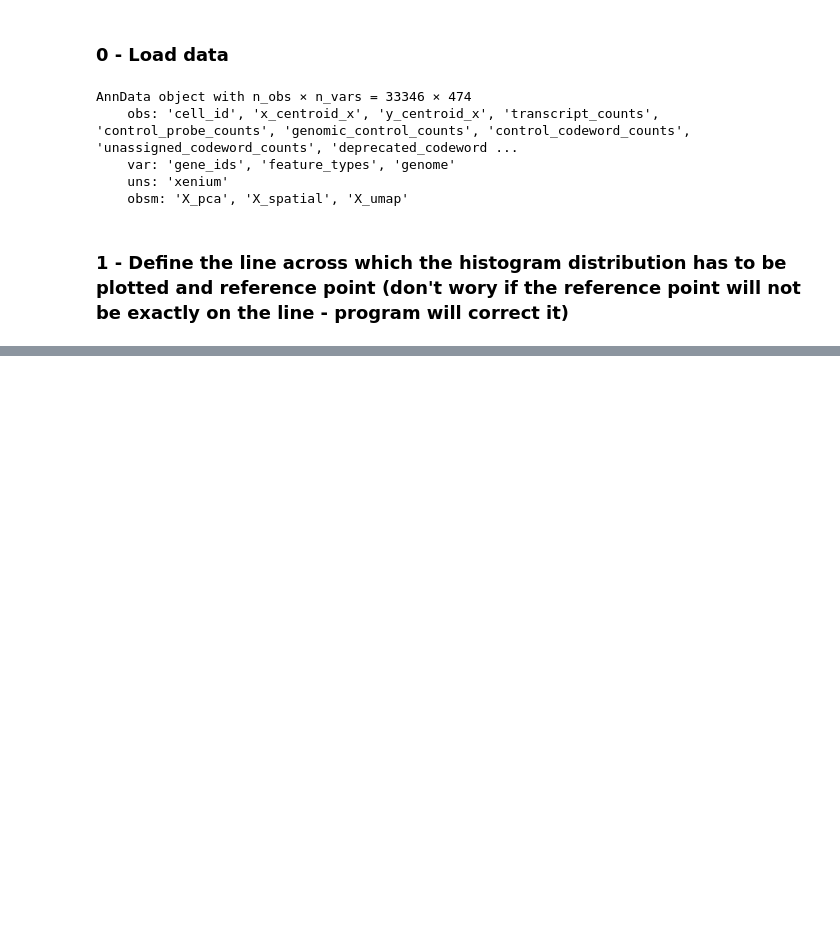
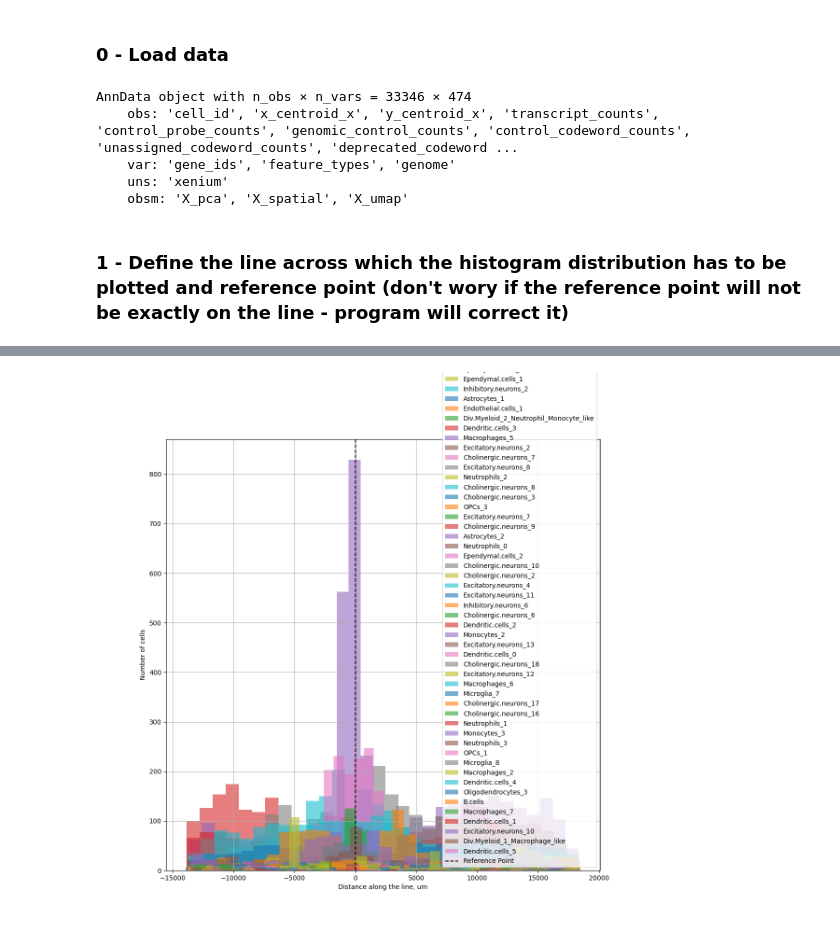
Before and after one commit to cellgeni/xenium_vistools, a Jupyter notebook: example_histogram_custom_line.ipynb, the cells around one changed output, grey strips where cells are left out. Cells and saved outputs as stored; diff of their text form; code cells hidden in the pictures; blank space fills up the shorter version.

```diff
--- a/example_histogram_custom_line.ipynb
+++ b/example_histogram_custom_line.ipynb
@@ -41,0 +44,5 @@ picked_points
+# %%
+## lets plot all cell types together
+plot_group_distribution_along_line(adata, picked_points,  bins=30, units = 'um', save_folder = 'out_figures')
+# %% [output]
+[figure, added]
```
Also changed, not shown: parts of 9 cells of this notebook.
